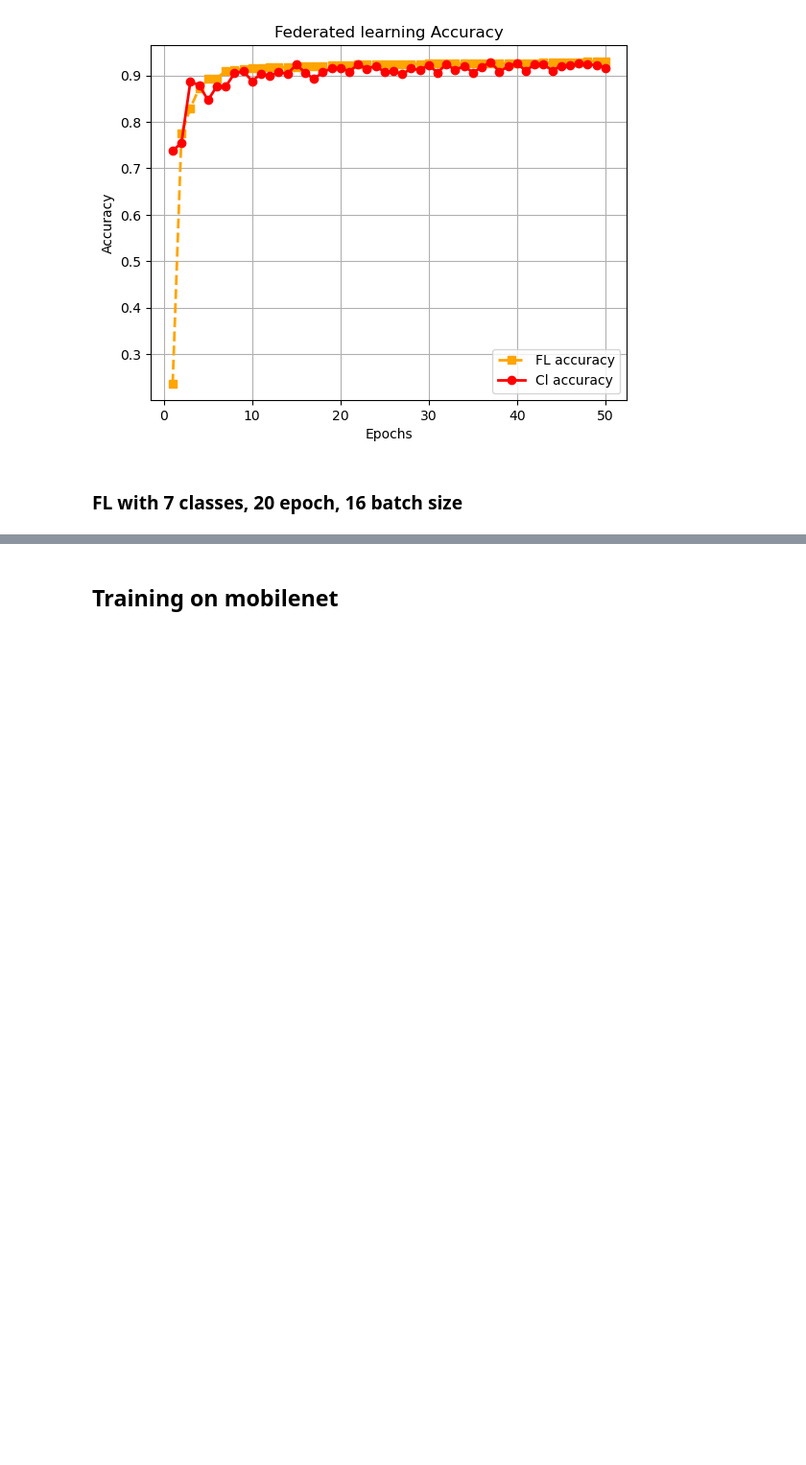
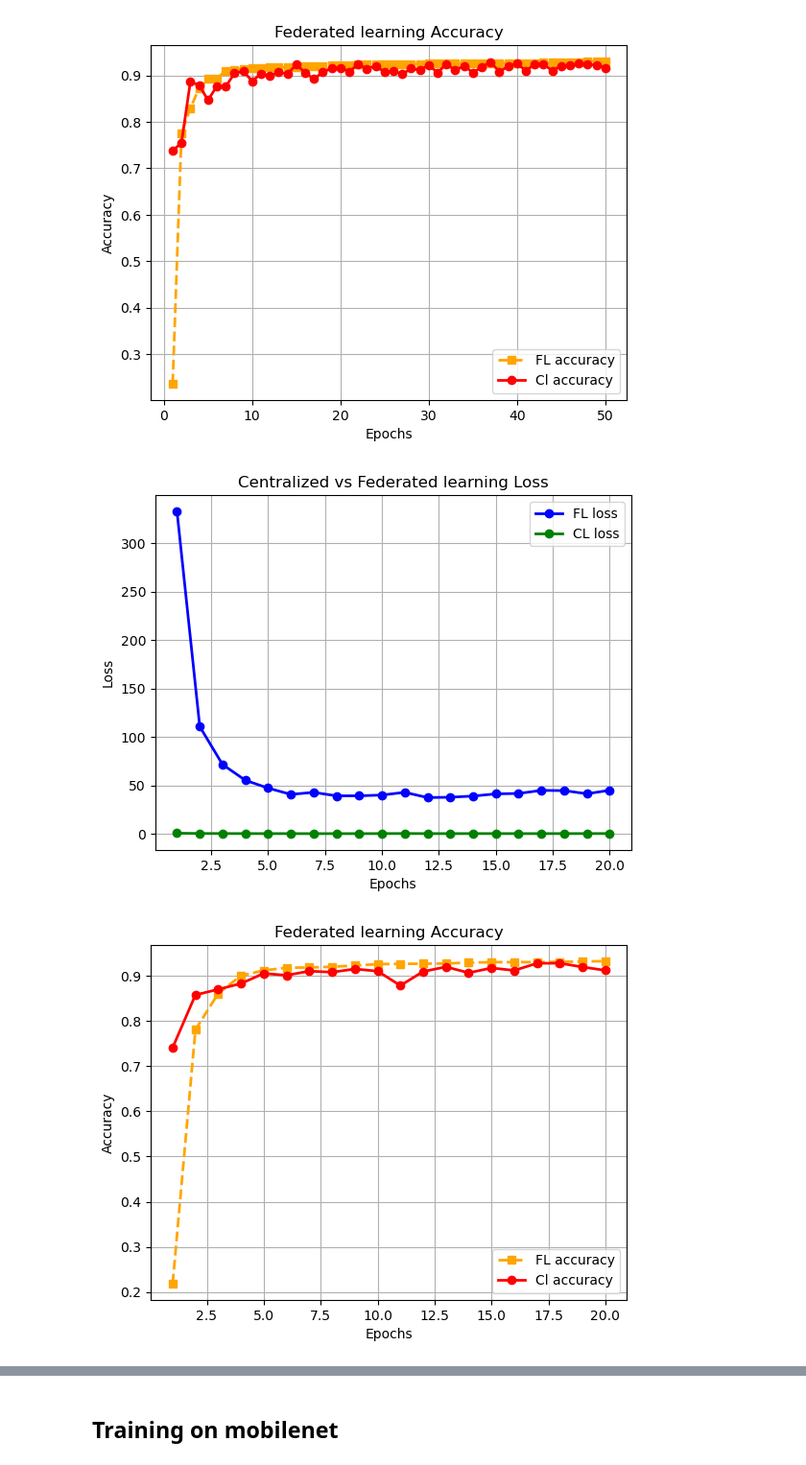
Before and after one commit to hyonbokan/abnormal_driving_behavior_classification, a Jupyter notebook: cent_training/plots/plots.ipynb, the cells around one changed output, grey strips where cells are left out. Shown at 96% size. Drawn from its saved outputs; the diff is of its cells as text; code cells hidden in the pictures; blank space fills up the shorter version.

Commit message:
update cl train and new plots

```diff
--- a/cent_training/plots/plots.ipynb
+++ b/cent_training/plots/plots.ipynb
@@ -339,5 +336,16 @@ cl_vs_fl_plot(acc_results, loss_results, val_loss, val_acc)
 # %% [output]
 [figure]
 [figure]
-# %% [markdown]
-### FL with 7 classes, 20 epoch, 16 batch size
+# %%
+import matplotlib.pyplot as plt
+
+# 20% test
+loss_results = [(1, 332.8220672607422), (2, 110.74658584594727), (3, 71.59509658813477), (4, 55.32701110839844), (5, 47.24570083618164), (6, 40.75043296813965), (7, 42.82903289794922), (8, 39.2502498626709), (9, 39.295461654663086), (10, 40.05627632141113), (11, 42.88920211791992), (12, 37.49040222167969), (13, 37.792585372924805), (14, 39.025014877319336), (15, 41.26786231994629), (16, 41.71949005126953), (17, 44.86638641357422), (18, 44.64420127868652), (19, 41.40434455871582), (20, 44.98241424560547)]
+acc_results = {'accuracy': [(1, 0.21871713985278654), (2, 0.7804065895548545), (3, 0.8604977216964599), (4, 0.8999298983526113), (5, 0.9114966701717491), (6, 0.917981072555205), (7, 0.9174553101997897), (8, 0.9223624255169997), (9, 0.9260427620049071), (10, 0.92534174553102), (11, 0.919558359621451), (12, 0.9297230984928145), (13, 0.931826147914476), (14, 0.9298983526112864), (15, 0.9298983526112864), (16, 0.9288468279004557), (17, 0.9267437784787943), (18, 0.9304241149667017), (19, 0.9263932702418507), (20, 0.9314756396775324)]}
+val_loss = [0.7014067443700752, 0.43637946350317375, 0.36037444563061444, 0.3313117605418894, 0.2919177723498335, 0.2977744495615094, 0.24892672846589212, 0.28766002310385247, 0.2597006297824952, 0.32129185318645803, 0.3891834741189494, 0.30990468904722646, 0.29426011471448504, 0.31170176936130656, 0.32304970252361204, 0.2913061111204021, 0.2968790060158929, 0.31565456883521215, 0.3244321982953949, 0.3568858672675138]
+val_acc = [0.7407991587802313, 0.8573431475639678, 0.8696109358569927, 0.8825797406239047, 0.9048370136698213, 0.9008061689449702, 0.909919383105503, 0.9076410795653698, 0.9146512443042412, 0.909919383105503, 0.8780231335436383, 0.9090431125131441, 0.9193831055029793, 0.9062390466175955, 0.9169295478443743, 0.9114966701717491, 0.9272695408342096, 0.9274447949526814, 0.9190325972660357, 0.9116719242902208]
+
+cl_vs_fl_plot(acc_results, loss_results, val_loss, val_acc)
+# %% [output]
+[figure, added]
+[figure, added]
```
Also changed, not shown: parts of 5 cells of this notebook, 7 other files.
